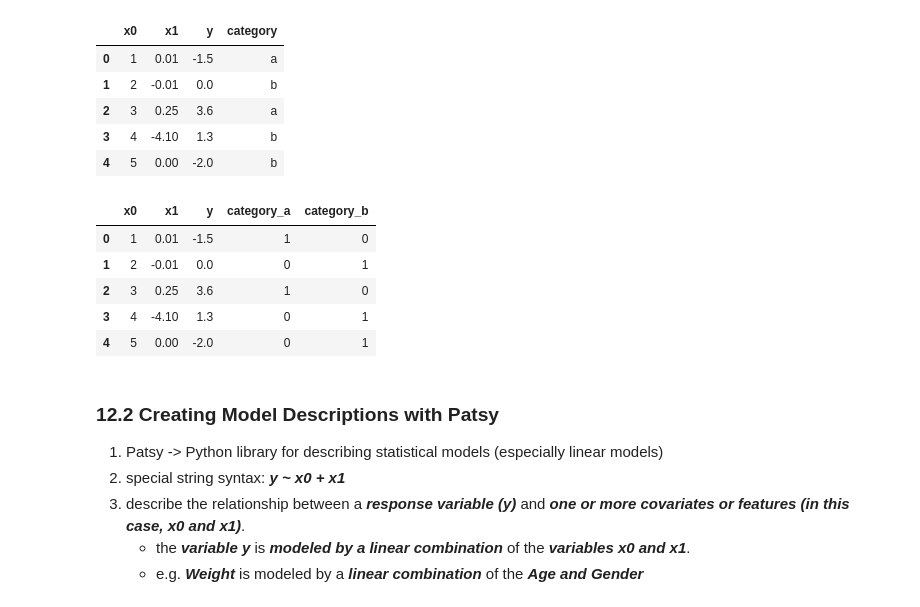
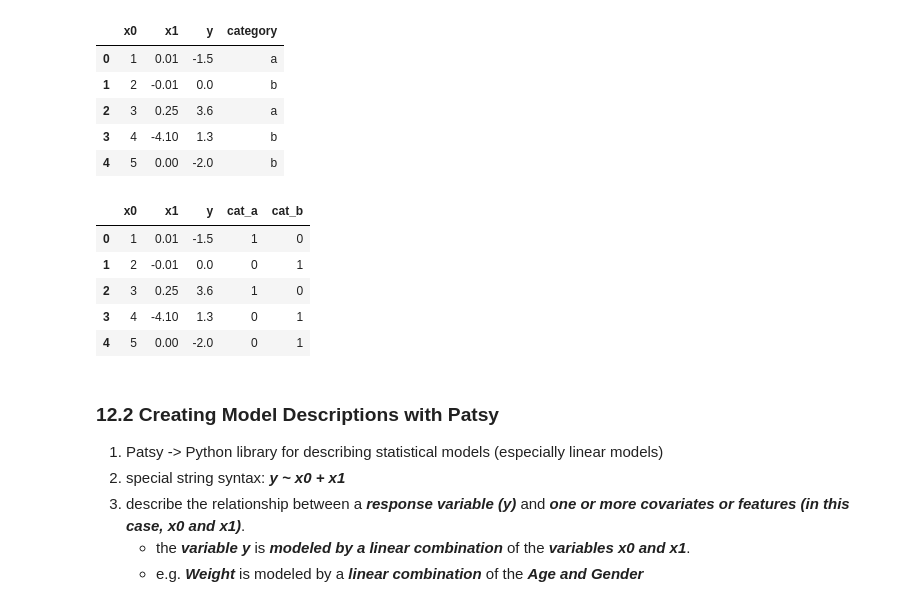
Before and after one commit to mohdkhairilabdulkarim/STQD6014-Data-Science, a Jupyter notebook: Copy_of_Week14_Modelling_20240121_WC.ipynb, the cells around one changed output. Drawn from its saved outputs; the diff is of its cells as text; code cells hidden in the pictures.

```diff
--- a/Copy_of_Week14_Modelling_20240121_WC.ipynb
+++ b/Copy_of_Week14_Modelling_20240121_WC.ipynb
@@ -84,0 +82,6 @@ array([[ 1.  ,  0.01],
+# %%
+# Add a column with categorical value
+# Could be important for final exam -> adding new column
+data['category'] = pd.Categorical(['a','b','a','b','b'],
+                               categories=['a','b'])
+data
@@ -85,4 +95,7 @@ array([[ 1.  ,  0.01],
 # %%
 # Create dummy dataframe based on categorical value
 # focusing on the 'category' variable
+# one-hot endcoding -> change categorical data to numerical data
+dummies = pd.get_dummies(data.category,prefix='cat')
+dummies
 # %% [output]
@@ -104,8 +117,10 @@ data
 | 4 | 5 | 0.00 | -2.0 | b |
 # %%
 # Convert and join with transformed categorical dataset
+data_w_dummies = data.drop('category',axis=1).join(dummies)
+data_w_dummies
 # %% [output]
-|  | x0 | x1 | y | category_a | category_b |
+|  | x0 | x1 | y | cat_a | cat_b |
 | 0 | 1 | 0.01 | -1.5 | 1 | 0 |
 | 1 | 2 | -0.01 | 0.0 | 0 | 1 |
 | 2 | 3 | 0.25 | 3.6 | 1 | 0 |
```
Also changed, not shown: parts of 10 cells of this notebook.
